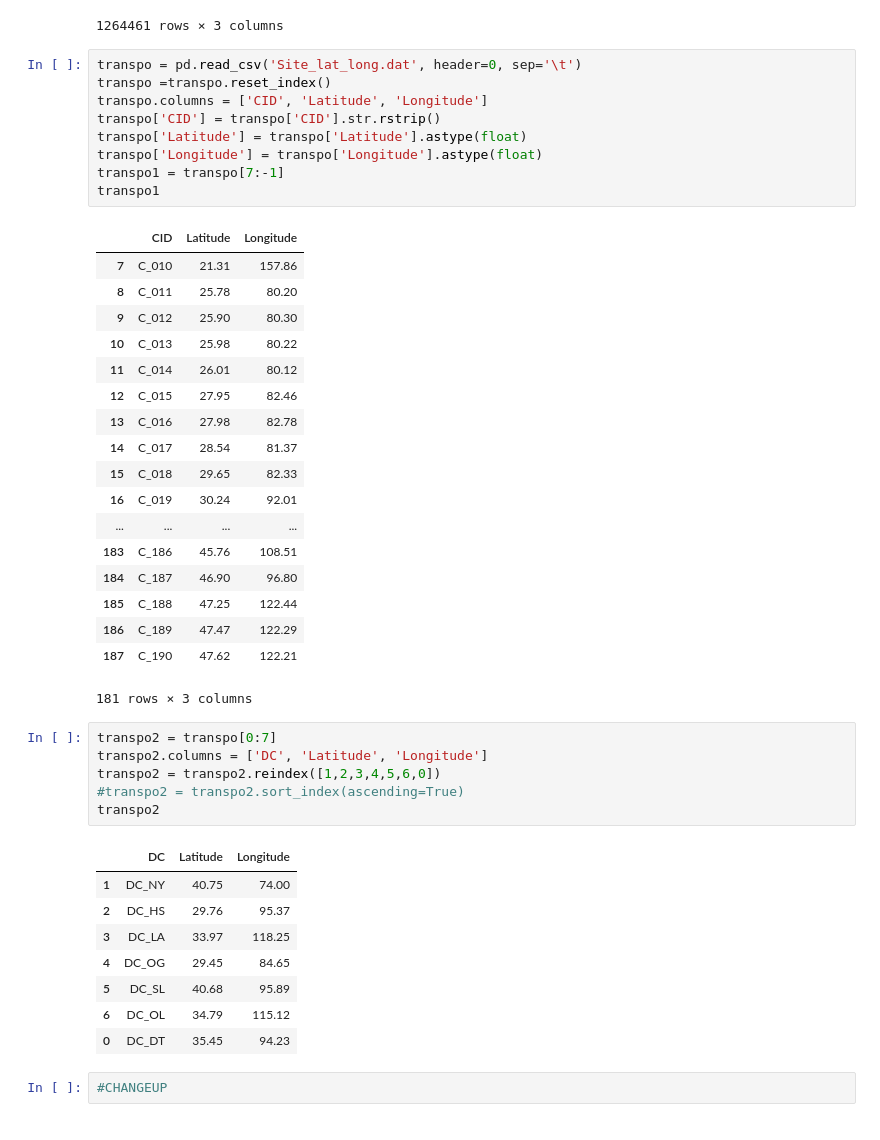
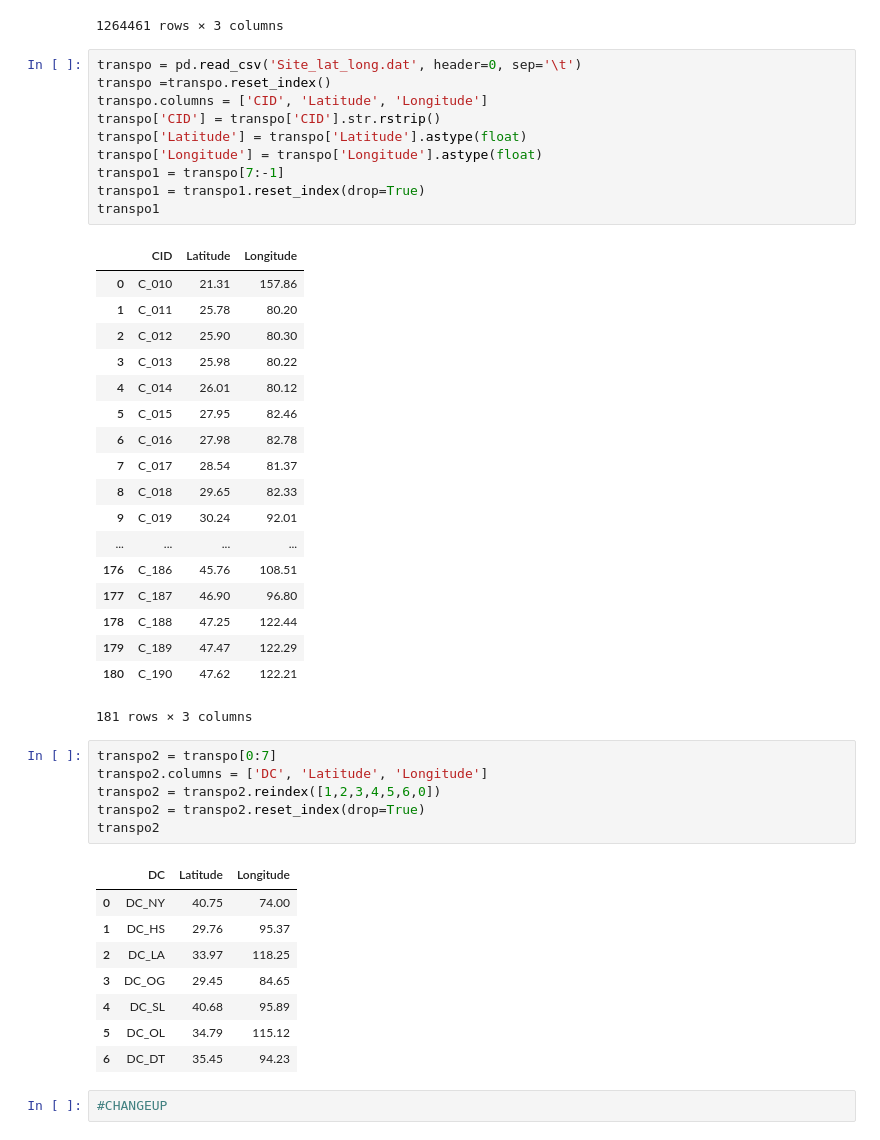
Before and after one commit to pszkilnyk/skittles, a Jupyter notebook: final.ipynb, the cells around one changed output. Cells and saved outputs as stored; diff of their text form.

```diff
--- a/final.ipynb
+++ b/final.ipynb
@@ -127,46 +127,47 @@ custDem
 # %%
 transpo = pd.read_csv('Site_lat_long.dat', header=0, sep='\t')
 transpo =transpo.reset_index()
 transpo.columns = ['CID', 'Latitude', 'Longitude']
 transpo['CID'] = transpo['CID'].str.rstrip()
 transpo['Latitude'] = transpo['Latitude'].astype(float)
 transpo['Longitude'] = transpo['Longitude'].astype(float)
 transpo1 = transpo[7:-1]
+transpo1 = transpo1.reset_index(drop=True)
 transpo1
 # %% [output]
 |  | CID | Latitude | Longitude |
-| 7 | C_010 | 21.31 | 157.86 |
-| 8 | C_011 | 25.78 | 80.20 |
-| 9 | C_012 | 25.90 | 80.30 |
-| 10 | C_013 | 25.98 | 80.22 |
-| 11 | C_014 | 26.01 | 80.12 |
-| 12 | C_015 | 27.95 | 82.46 |
-| 13 | C_016 | 27.98 | 82.78 |
-| 14 | C_017 | 28.54 | 81.37 |
-| 15 | C_018 | 29.65 | 82.33 |
-| 16 | C_019 | 30.24 | 92.01 |
+| 0 | C_010 | 21.31 | 157.86 |
+| 1 | C_011 | 25.78 | 80.20 |
+| 2 | C_012 | 25.90 | 80.30 |
+| 3 | C_013 | 25.98 | 80.22 |
+| 4 | C_014 | 26.01 | 80.12 |
+| 5 | C_015 | 27.95 | 82.46 |
+| 6 | C_016 | 27.98 | 82.78 |
+| 7 | C_017 | 28.54 | 81.37 |
+| 8 | C_018 | 29.65 | 82.33 |
+| 9 | C_019 | 30.24 | 92.01 |
 | ... | ... | ... | ... |
-| 183 | C_186 | 45.76 | 108.51 |
-| 184 | C_187 | 46.90 | 96.80 |
-| 185 | C_188 | 47.25 | 122.44 |
-| 186 | C_189 | 47.47 | 122.29 |
-| 187 | C_190 | 47.62 | 122.21 |
+| 176 | C_186 | 45.76 | 108.51 |
+| 177 | C_187 | 46.90 | 96.80 |
+| 178 | C_188 | 47.25 | 122.44 |
+| 179 | C_189 | 47.47 | 122.29 |
+| 180 | C_190 | 47.62 | 122.21 |
 181 rows × 3 columns
 # %%
 transpo2 = transpo[0:7]
 transpo2.columns = ['DC', 'Latitude', 'Longitude']
 transpo2 = transpo2.reindex([1,2,3,4,5,6,0])
-#transpo2 = transpo2.sort_index(ascending=True)
+transpo2 = transpo2.reset_index(drop=True)
 transpo2
 # %% [output]
 |  | DC | Latitude | Longitude |
-| 1 | DC_NY | 40.75 | 74.00 |
-| 2 | DC_HS | 29.76 | 95.37 |
-| 3 | DC_LA | 33.97 | 118.25 |
-| 4 | DC_OG | 29.45 | 84.65 |
-| 5 | DC_SL | 40.68 | 95.89 |
-| 6 | DC_OL | 34.79 | 115.12 |
-| 0 | DC_DT | 35.45 | 94.23 |
+| 0 | DC_NY | 40.75 | 74.00 |
+| 1 | DC_HS | 29.76 | 95.37 |
+| 2 | DC_LA | 33.97 | 118.25 |
+| 3 | DC_OG | 29.45 | 84.65 |
+| 4 | DC_SL | 40.68 | 95.89 |
+| 5 | DC_OL | 34.79 | 115.12 |
+| 6 | DC_DT | 35.45 | 94.23 |
 # %%
 #CHANGEUP
 # %%
```
Also changed, not shown: parts of 7 cells of this notebook.
